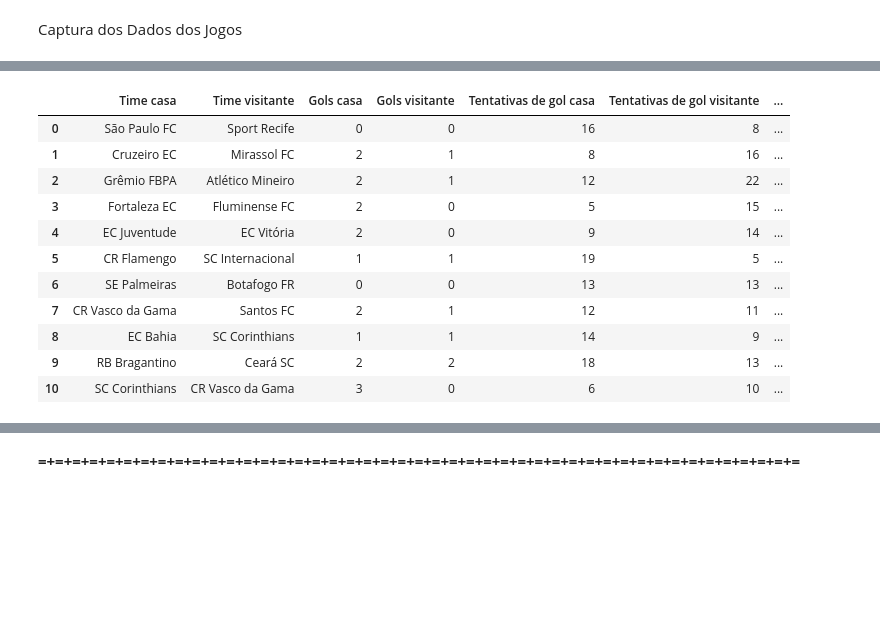
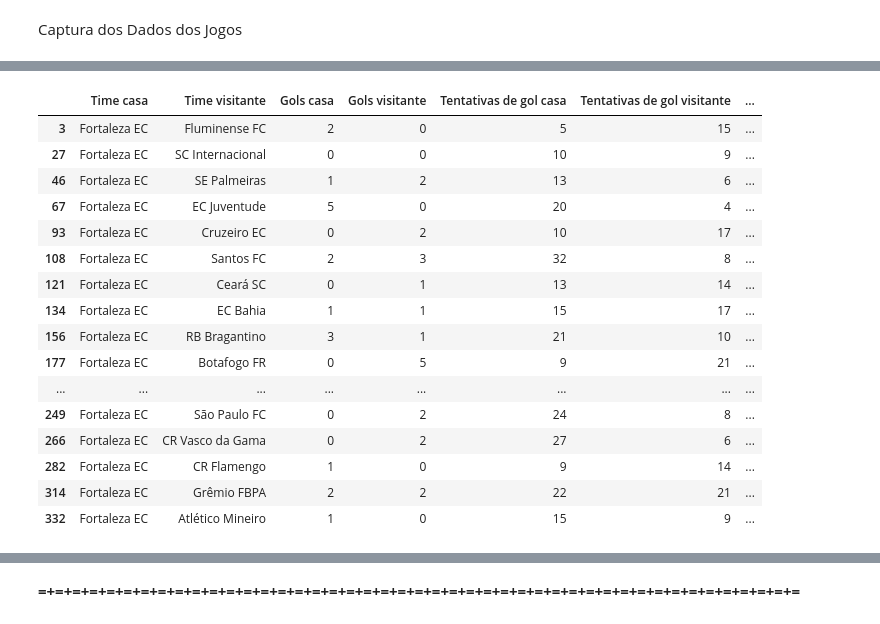
Before and after one commit to Dexduo/football_data_webscraping, a Jupyter notebook: extract/scraping_data.ipynb, the cells around one changed output, grey strips where cells are left out. Cells and saved outputs as stored; diff of their text form; code cells hidden in the pictures; blank space fills up the shorter version.

```diff
--- a/extract/scraping_data.ipynb
+++ b/extract/scraping_data.ipynb
@@ -195,5 +161,3 @@ for child in parent.children(recursive=True):
         pass
 
 parent.kill()
-# %%
-for child in parent
@@ -420,13 +394,20 @@ while jogo<len(links_estatistica):
         driver.switch_to.window(tab_atual)
 
     except:
-        driver.switch_to.window(tab_atual)
-        driver.get("https://www.transfermarkt.com.br/campeonato-brasileiro-serie-a/gesamtspielplan/wettbewerb/BRA1/saison_id/2024")
-        driver.quit()
+        parent = psutil.Process(pid)
+
+        for child in parent.children(recursive=True):
+            try:
+                child.kill()
+            except psutil.NoSuchProcess:
+                pass
+
+        parent.kill()
+
+        # driver.switch_to.window(tab_atual)
+
         chrome_options = Options()
-
         prefs = {"profile.default_content_setting_values.notifications": 2}
-
         chrome_options.add_experimental_option("prefs", prefs)
         chrome_options.page_load_strategy = 'eager'
         service = Service(service_args=['--read-timeout=300'])
@@ -544,15 +468,22 @@ ReadTimeoutError: HTTPConnectionPool(host='localhost', port=53138): Read timed o
 # %%
-dataset_jogos
+#JOGOS DO FORTALEZA EM CASA
+fortaleza_casa = dataset_jogos.where(dataset_jogos["Time casa"].str.contains("Fortaleza")).dropna(subset=["Time casa"])
+fortaleza_casa
 # %% [output]
 |  | Time casa | Time visitante | Gols casa | Gols visitante | Tentativas de gol casa | Tentativas de gol visitante | ... |
-| 0 | São Paulo FC | Sport Recife | 0 | 0 | 16 | 8 | ... |
-| 1 | Cruzeiro EC | Mirassol FC | 2 | 1 | 8 | 16 | ... |
-| 2 | Grêmio FBPA | Atlético Mineiro | 2 | 1 | 12 | 22 | ... |
 | 3 | Fortaleza EC | Fluminense FC | 2 | 0 | 5 | 15 | ... |
-| 4 | EC Juventude | EC Vitória | 2 | 0 | 9 | 14 | ... |
-| 5 | CR Flamengo | SC Internacional | 1 | 1 | 19 | 5 | ... |
-| 6 | SE Palmeiras | Botafogo FR | 0 | 0 | 13 | 13 | ... |
-| 7 | CR Vasco da Gama | Santos FC | 2 | 1 | 12 | 11 | ... |
-| 8 | EC Bahia | SC Corinthians | 1 | 1 | 14 | 9 | ... |
-| 9 | RB Bragantino | Ceará SC | 2 | 2 | 18 | 13 | ... |
-| 10 | SC Corinthians | CR Vasco da Gama | 3 | 0 | 6 | 10 | ... |
+| 27 | Fortaleza EC | SC Internacional | 0 | 0 | 10 | 9 | ... |
+| 46 | Fortaleza EC | SE Palmeiras | 1 | 2 | 13 | 6 | ... |
+| 67 | Fortaleza EC | EC Juventude | 5 | 0 | 20 | 4 | ... |
+| 93 | Fortaleza EC | Cruzeiro EC | 0 | 2 | 10 | 17 | ... |
+| 108 | Fortaleza EC | Santos FC | 2 | 3 | 32 | 8 | ... |
+| 121 | Fortaleza EC | Ceará SC | 0 | 1 | 13 | 14 | ... |
+| 134 | Fortaleza EC | EC Bahia | 1 | 1 | 15 | 17 | ... |
+| 156 | Fortaleza EC | RB Bragantino | 3 | 1 | 21 | 10 | ... |
+| 177 | Fortaleza EC | Botafogo FR | 0 | 5 | 9 | 21 | ... |
+| ... | ... | ... | ... | ... | ... | ... | ... |
+| 249 | Fortaleza EC | São Paulo FC | 0 | 2 | 24 | 8 | ... |
+| 266 | Fortaleza EC | CR Vasco da Gama | 0 | 2 | 27 | 6 | ... |
+| 282 | Fortaleza EC | CR Flamengo | 1 | 0 | 9 | 14 | ... |
+| 314 | Fortaleza EC | Grêmio FBPA | 2 | 2 | 22 | 21 | ... |
+| 332 | Fortaleza EC | Atlético Mineiro | 1 | 0 | 15 | 9 | ... |
```
Also changed, not shown: parts of 16 cells of this notebook.
